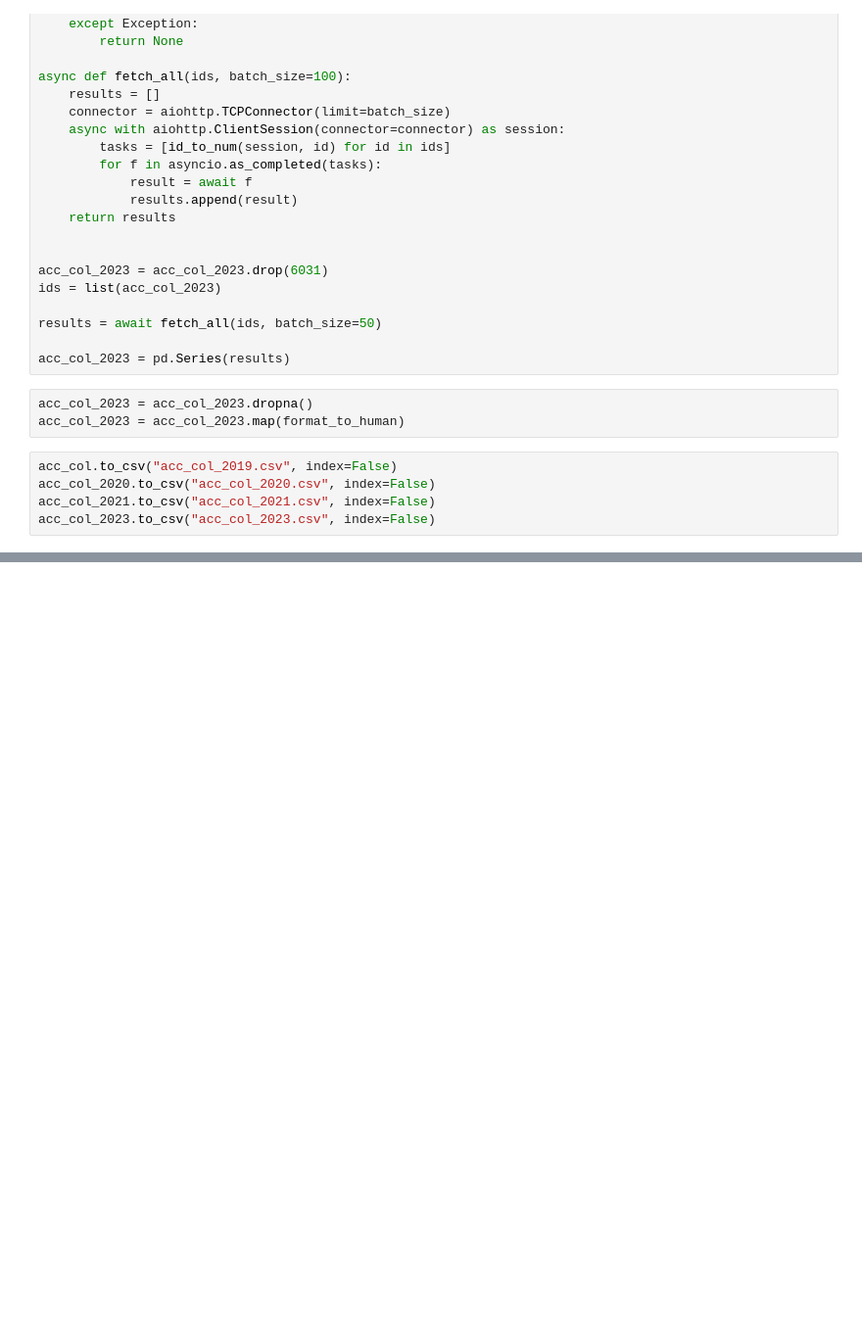
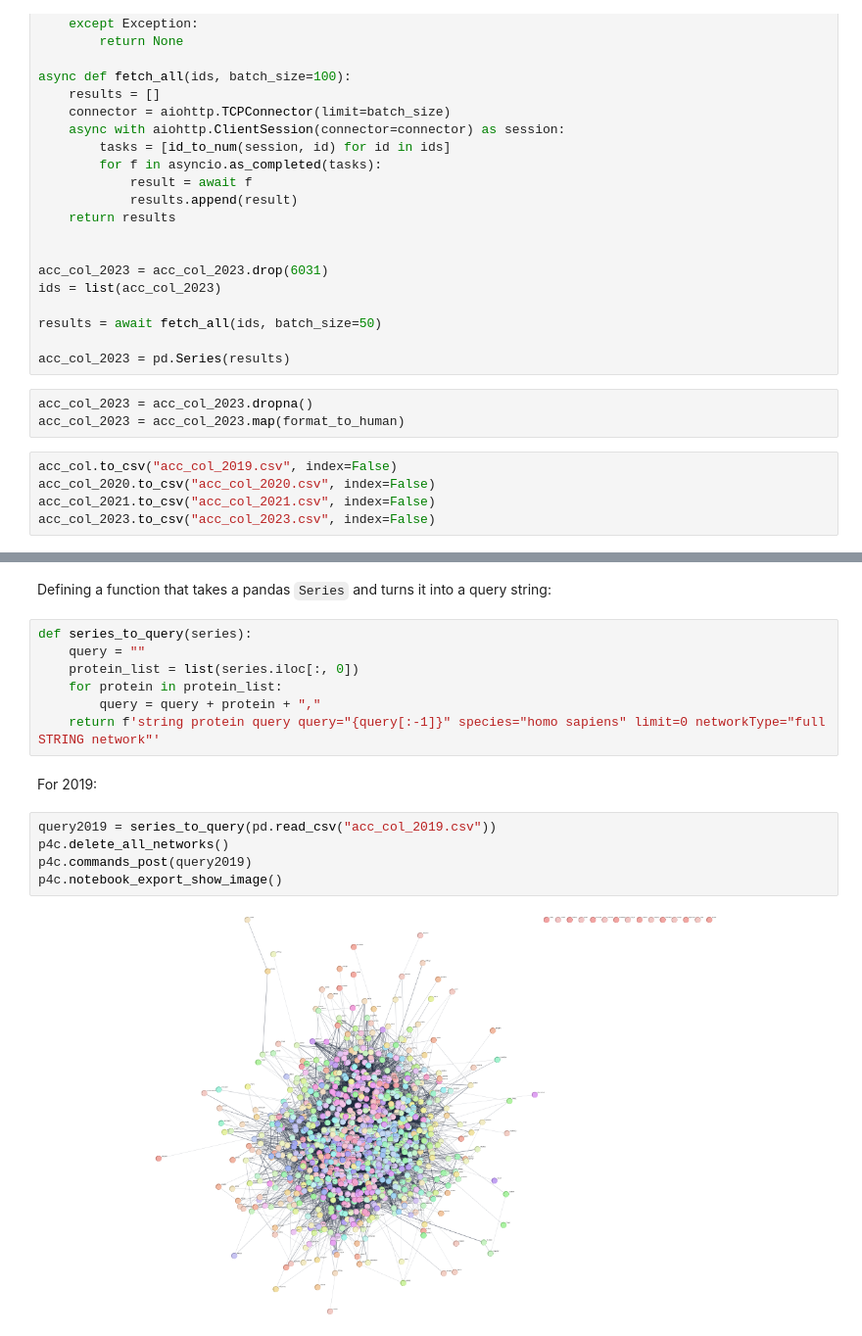
Before and after one commit to rohand2290/find-orthologs, a Jupyter notebook: find_orthologs.ipynb, the cells around one changed output, grey strips where cells are left out. Shown at 98% size. Saved outputs shown, nothing was run; the diff lists cells and outputs as text; blank space fills up the shorter version.

```diff
--- a/find_orthologs.ipynb
+++ b/find_orthologs.ipynb
@@ -162,0 +213,18 @@ acc_col_2023.to_csv("acc_col_2023.csv", index=False)
+# %% [markdown]
+Defining a function that takes a pandas `Series` and turns it into a query string:
+# %%
+def series_to_query(series):
+    query = ""
+    protein_list = list(series.iloc[:, 0])
+    for protein in protein_list:
+        query = query + protein + ","
+    return f'string protein query query="{query[:-1]}" species="homo sapiens" limit=0 networkType="full STRING network"'
+# %% [markdown]
+For 2019:
+# %%
+query2019 = series_to_query(pd.read_csv("acc_col_2019.csv"))
+p4c.delete_all_networks()
+p4c.commands_post(query2019)
+p4c.notebook_export_show_image()
+# %% [output]
+[figure, added]
```
Also changed, not shown: parts of 19 cells of this notebook, 2 other files.
